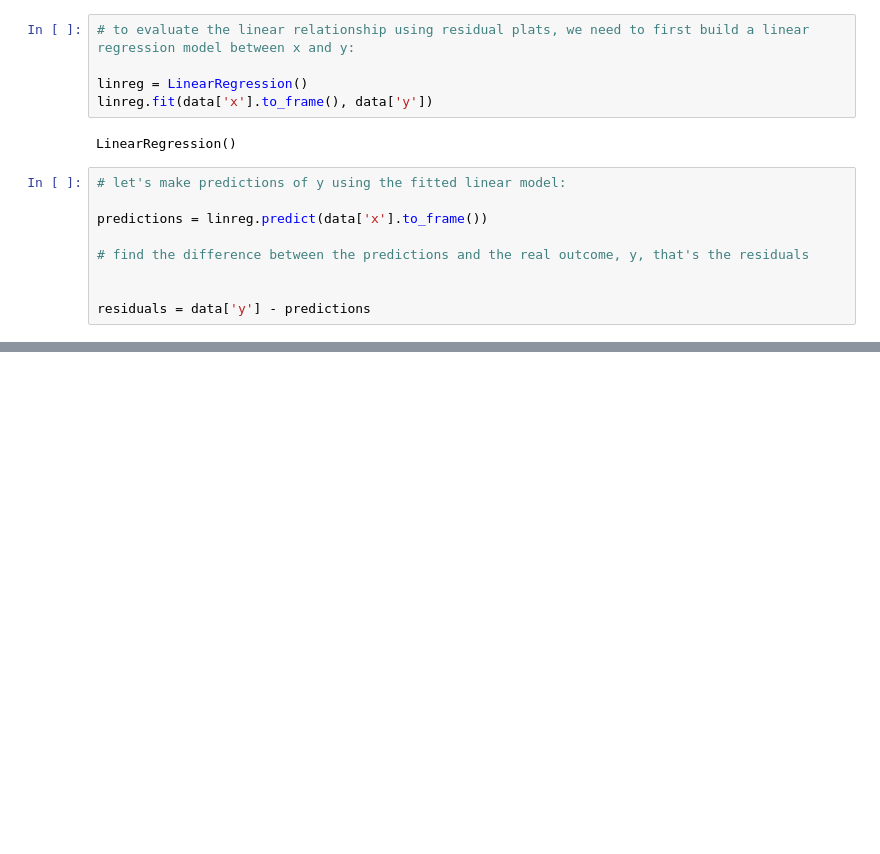
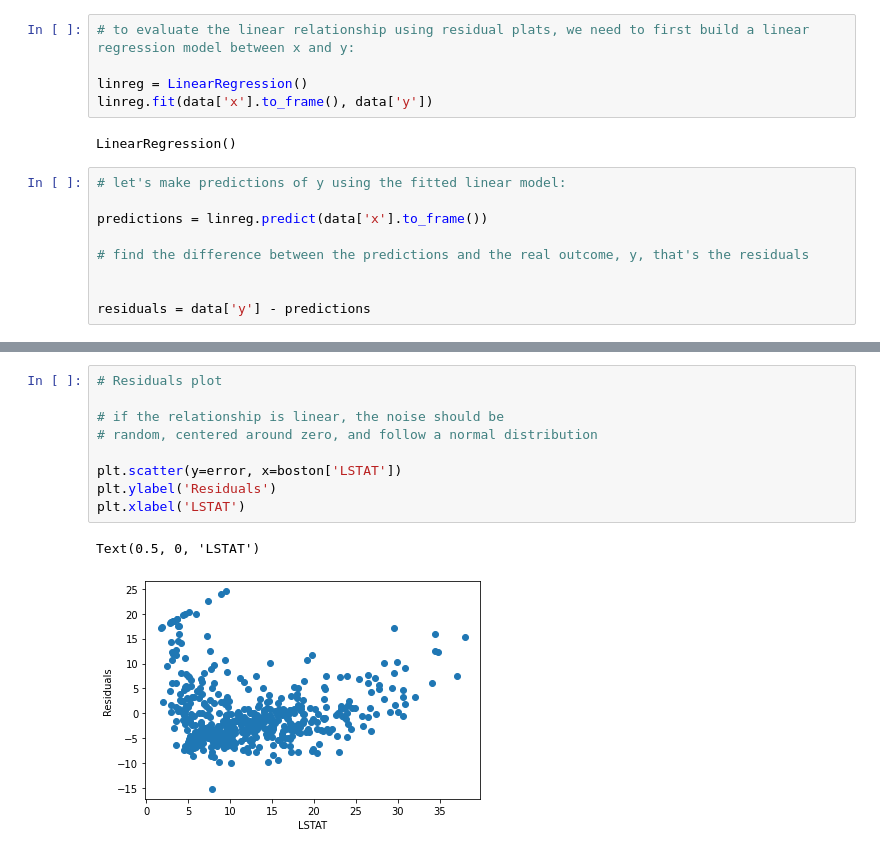
Before and after one commit to falahamro/Data-Science--Foreseeing-Variable-Problems-in-Building-ML-Models, a Jupyter notebook: Identifying_a_linear_relationship.ipynb, the cells around one changed output, grey strips where cells are left out. Saved outputs shown, nothing was run; the diff lists cells and outputs as text; blank space fills up the shorter version.

```diff
--- a/Identifying_a_linear_relationship.ipynb
+++ b/Identifying_a_linear_relationship.ipynb
@@ -170,0 +226,12 @@ Text(0.5, 6.79999999999999, 'Residuals')
+# %%
+# Residuals plot
+
+# if the relationship is linear, the noise should be
+# random, centered around zero, and follow a normal distribution
+
+plt.scatter(y=error, x=boston['LSTAT'])
+plt.ylabel('Residuals')
+plt.xlabel('LSTAT')
+# %% [output]
+Text(0.5, 0, 'LSTAT')
+[figure, added]
```
Also changed, not shown: parts of 19 cells of this notebook.
